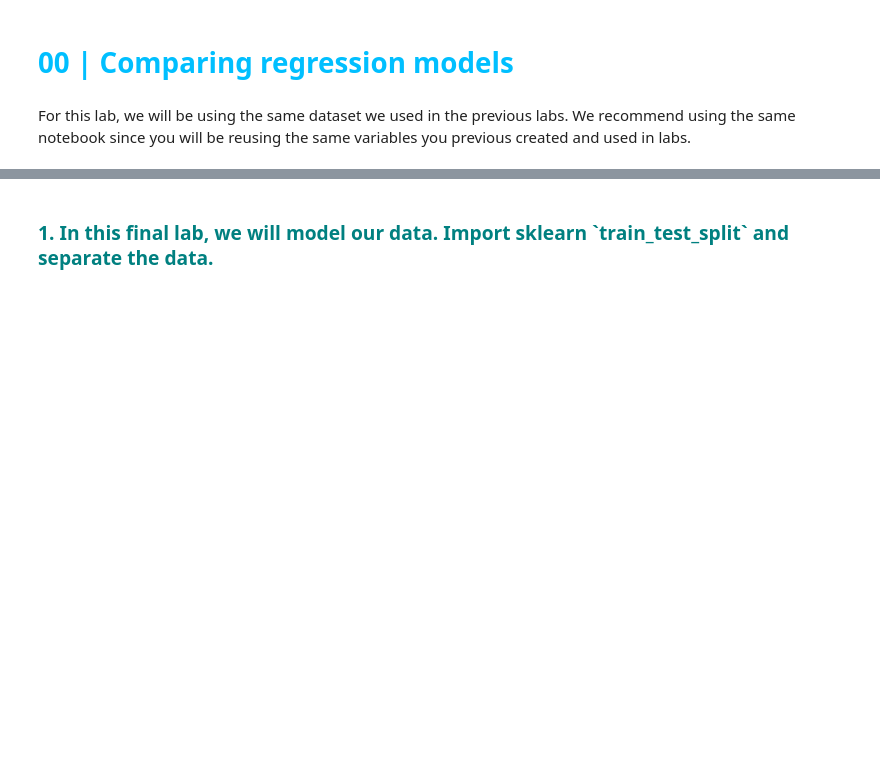
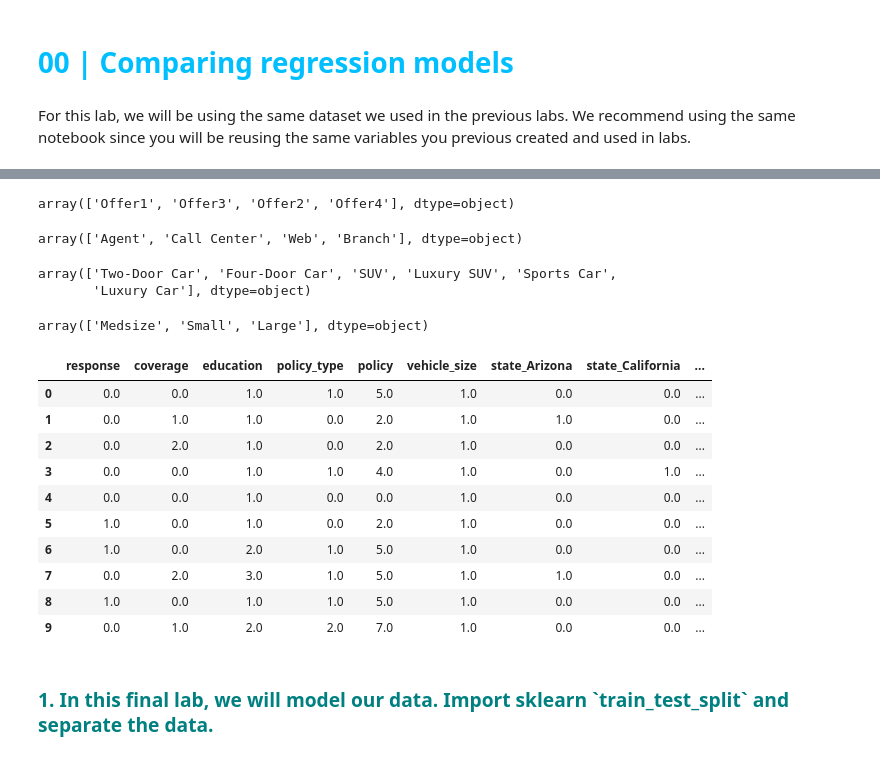
Before and after one commit to isi-mube/Iron-Labs, a Jupyter notebook: unit_4_py/lab-comparing-regression-models/02_solution/imb_solution.ipynb, the cells around one changed output, grey strips where cells are left out. Cells and saved outputs as stored; diff of their text form; code cells hidden in the pictures; blank space fills up the shorter version.

```diff
--- a/unit_4_py/lab-comparing-regression-models/02_solution/imb_solution.ipynb
+++ b/unit_4_py/lab-comparing-regression-models/02_solution/imb_solution.ipynb
@@ -43,0 +176,4 @@ data.head(3)
+# %%
+# Then again, ordinal. Doctor > Master > College > Bachelor > High School or Below
+ordinal = {'High School or Below' : 0, 'Bachelor' : 1, 'College' : 2, 'Master' : 3, 'Doctor' : 4}
+c['education'].replace(ordinal, inplace=True)
@@ -43,0 +202,4 @@ data.head(3)
+# %%
+# Then again, hierarchy. Special Auto > Corporate Auto > Personal Auto
+ordinal = {'Personal Auto' : 0, 'Corporate Auto' : 1, 'Special Auto' : 2}
+c['policy_type'].replace(ordinal, inplace=True)
@@ -44,3 +212,49 @@ data.head(3)
+# %%
+# Then again, hierarchy. Special L3 > Special L2 > Special L1 > Corporate L3 > Corporate L2 > Corporate L1 > Personal L3 > Personal L2 > Personal L1
+ordinal = {'Personal L1' : 0, 'Personal L2' : 1, 'Personal L3': 2, 'Corporate L1' : 3, 'Corporate L2' : 4, 'Corporate L3' : 5, 'Special L1' : 6, 'Special L2' : 7, 'Special L3' : 8}
+c['policy'].replace(ordinal, inplace=True)
+# %%
+c['renew_offer_type'].unique() # get_dummies, we don't know the hierarchy of the offers
+# %% [output]
+array(['Offer1', 'Offer3', 'Offer2', 'Offer4'], dtype=object)
+# %%
+c['sales_channel'].unique() # get_dummies
+# %% [output]
+array(['Agent', 'Call Center', 'Web', 'Branch'], dtype=object)
+# %%
+c['vehicle_class'].unique() # There is a clear hierarchy Luxury > Sports but not with the others. We will use get_dummies
+# %% [output]
+array(['Two-Door Car', 'Four-Door Car', 'SUV', 'Luxury SUV', 'Sports Car',
+       'Luxury Car'], dtype=object)
+# %%
+c['vehicle_size'].unique()
+# %% [output]
+array(['Medsize', 'Small', 'Large'], dtype=object)
+# %%
+ordinal = {'Small' : 0, 'Medsize' : 1, 'Large': 2}
+c['vehicle_size'].replace(ordinal, inplace=True)
+# %%
+# We now select all our categoricals encoded before applying get dummies
+c_n = c.select_dtypes(include = np.number).drop_duplicates() # rrrgggg
+# Now again, we select only categoricals to encode them with get_dummies
+c  = c.select_dtypes(exclude = np.number).drop_duplicates()
+# Now, get_dummies
+c_dumm = pd.get_dummies(c, drop_first=False)
+# And... all together
+c = pd.concat([c_n, c_dumm ], axis=1) # we concat them with our numerical values, target at our righ
+c.head(10)
+# %% [output]
+|  | response | coverage | education | policy_type | policy | vehicle_size | state_Arizona | state_California | ... |
+| 0 | 0.0 | 0.0 | 1.0 | 1.0 | 5.0 | 1.0 | 0.0 | 0.0 | ... |
+| 1 | 0.0 | 1.0 | 1.0 | 0.0 | 2.0 | 1.0 | 1.0 | 0.0 | ... |
+| 2 | 0.0 | 2.0 | 1.0 | 0.0 | 2.0 | 1.0 | 0.0 | 0.0 | ... |
+| 3 | 0.0 | 0.0 | 1.0 | 1.0 | 4.0 | 1.0 | 0.0 | 1.0 | ... |
+| 4 | 0.0 | 0.0 | 1.0 | 0.0 | 0.0 | 1.0 | 0.0 | 0.0 | ... |
+| 5 | 1.0 | 0.0 | 1.0 | 0.0 | 2.0 | 1.0 | 0.0 | 0.0 | ... |
+| 6 | 1.0 | 0.0 | 2.0 | 1.0 | 5.0 | 1.0 | 0.0 | 0.0 | ... |
+| 7 | 0.0 | 2.0 | 3.0 | 1.0 | 5.0 | 1.0 | 1.0 | 0.0 | ... |
+| 8 | 1.0 | 0.0 | 1.0 | 1.0 | 5.0 | 1.0 | 0.0 | 0.0 | ... |
+| 9 | 0.0 | 1.0 | 2.0 | 2.0 | 7.0 | 1.0 | 0.0 | 0.0 | ... |
 # %% [markdown]
 <h3 style="color: #008080;">1. In this final lab, we will model our data. Import sklearn `train_test_split` and separate the data.</h3>
 # %%
```
Also changed, not shown: parts of 24 cells of this notebook, 5 other files.
